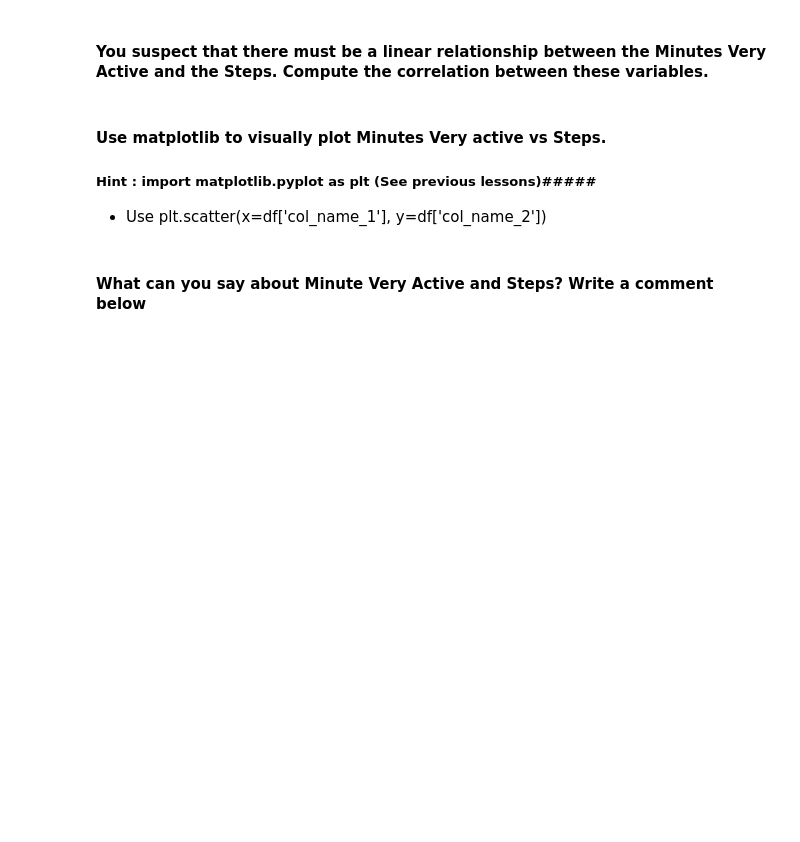
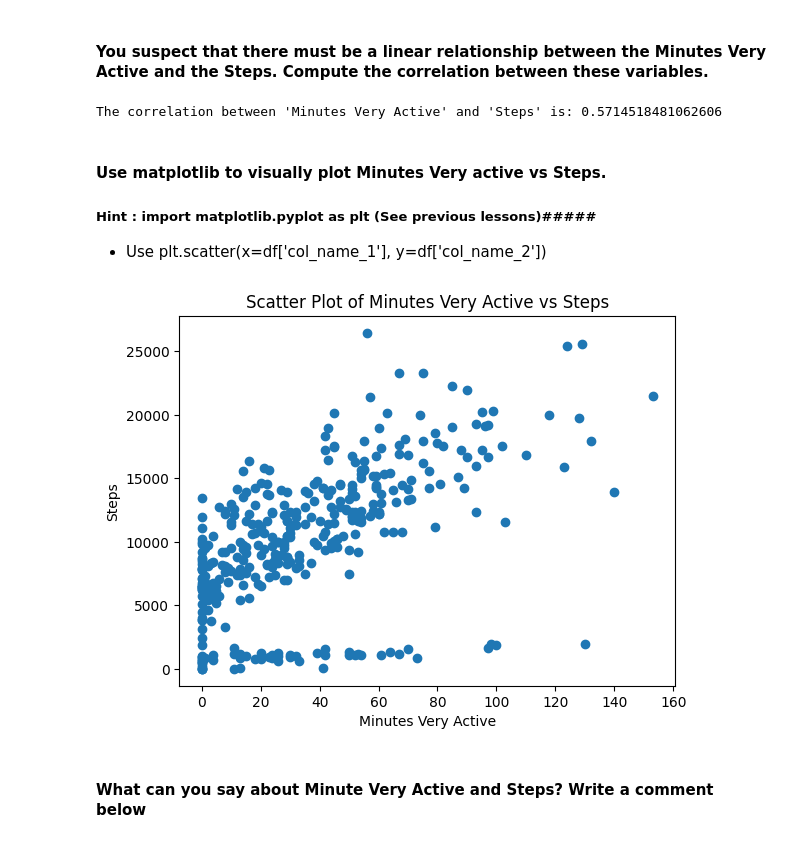
Before and after one commit to ylavr/lab-pivot-table-correlation, a Jupyter notebook: your_code/main.ipynb, the cells around one changed output. Drawn from its saved outputs; the diff is of its cells as text; code cells hidden in the pictures; blank space fills up the shorter version.

```diff
--- a/your_code/main.ipynb
+++ b/your_code/main.ipynb
@@ -69,0 +229,5 @@ Hint: Write a custom function.
+# %%
+# your answer here
+
+fitbit = pd.read_csv('D:\IronHack\Study\Bootcamp\labs\week13\lab-pivot-table-correlation\your_code\data\Fitbit.csv')
+fitbit.head()
@@ -81,3 +280,10 @@ Hint: Use Pandas functions from previous lectures.
+# %%
+# your answer here
+correlation = fitbit['Minutes Very Active'].corr(fitbit['Steps'])
+
+print(f"The correlation between 'Minutes Very Active' and 'Steps' is: {correlation}")
+# %% [output]
+The correlation between 'Minutes Very Active' and 'Steps' is: 0.5714518481062606
 # %% [markdown]
 #### Use matplotlib to visually plot Minutes Very active vs Steps.
 
@@ -88,2 +292,13 @@ Hint: Use Pandas functions from previous lectures.
+# %%
+# your answer here
+import matplotlib.pyplot as plt
+
+plt.scatter(x=fitbit['Minutes Very Active'], y=fitbit['Steps'])
+plt.xlabel('Minutes Very Active')
+plt.ylabel('Steps')
+plt.title('Scatter Plot of Minutes Very Active vs Steps')
+plt.show()
+# %% [output]
+[figure, added]
 # %% [markdown]
 #### What can you say about Minute Very Active and Steps? Write a comment below
```
Also changed, not shown: parts of 56 cells of this notebook.
